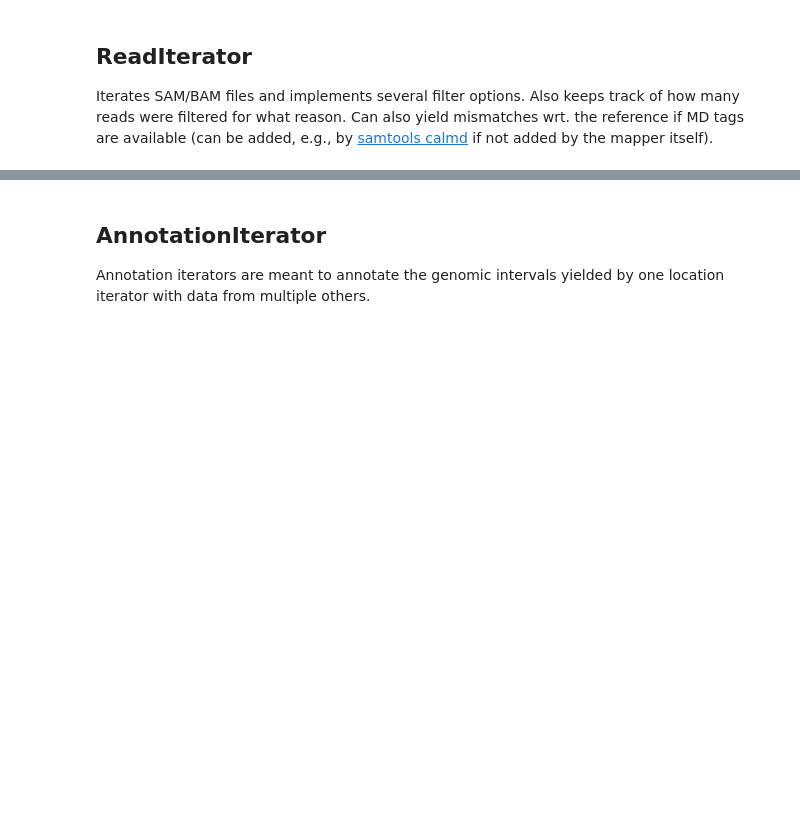
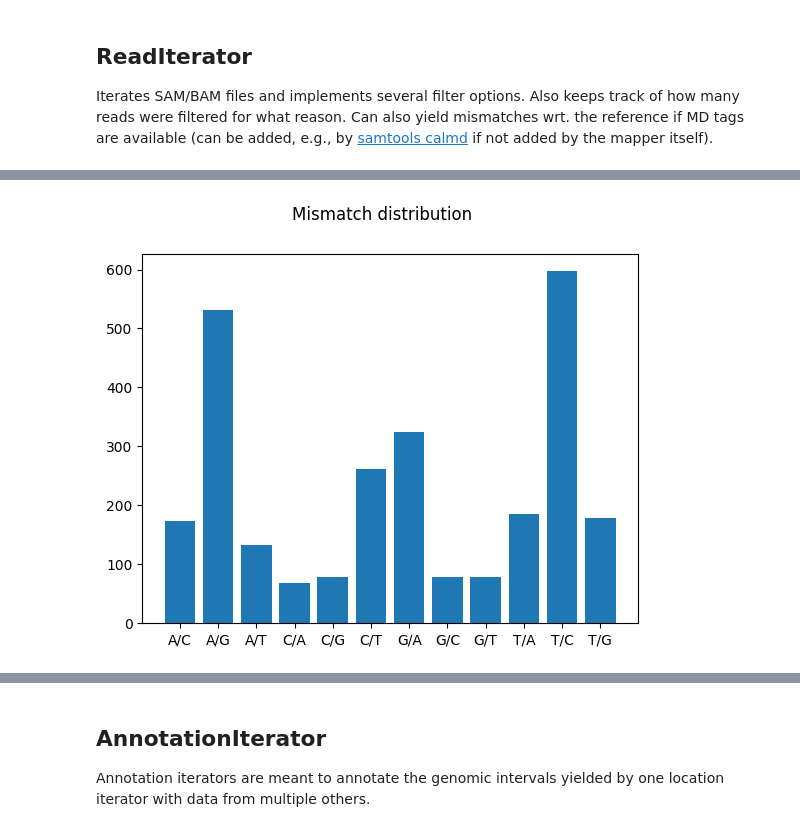
Before and after one commit to popitsch/rnalib, a Jupyter notebook: notebooks/README.ipynb, the cells around one changed output, grey strips where cells are left out. Cells and saved outputs as stored; diff of their text form; code cells hidden in the pictures; blank space fills up the shorter version.

```diff
--- a/notebooks/README.ipynb
+++ b/notebooks/README.ipynb
@@ -133,0 +187,17 @@ display(stats)
+# %%
+# calculate mismatch profile and plot. Ref/alt alleles are revcomped if read is reversed (strand specific)
+profile=Counter()
+for l,(r,mm) in ReadIterator('testdata/small_example.bam',report_mismatches=True, min_base_quality=10):
+    is_rev = not r.is_reverse if r.is_read2 else r.is_reverse
+    for (readpos, genpos, ref, alt) in mm:
+        if is_rev: # correct for read strand
+            ref,alt=reverse_complement(ref),reverse_complement(alt)
+        profile[f"{ref}/{alt}"]+=1
+# plot the data
+labels, values = zip(*sorted(profile.items()))
+plt.bar(range(len(labels)), values, 0.8)
+plt.xticks(range(len(labels)), labels)
+plt.suptitle("Mismatch distribution")
+plt.show()
+# %% [output]
+[figure, added]
```
Also changed, not shown: parts of 10 cells of this notebook, 5 other files.
